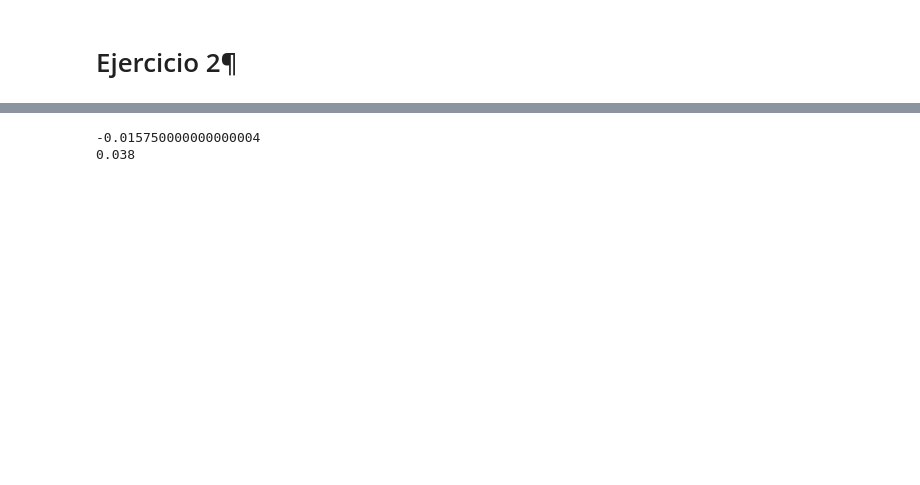
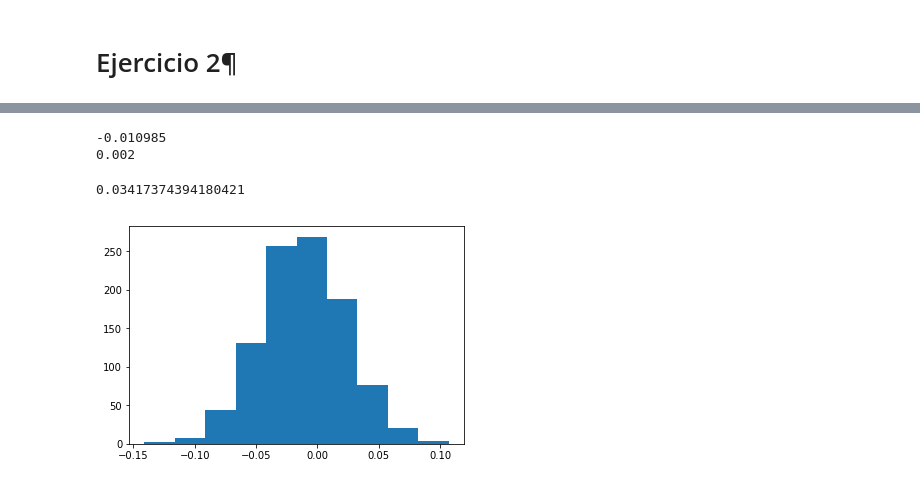
Before and after one commit to ignaciosticco/sistemas-complejos, a Jupyter notebook: tp1/ej2/ej2.ipynb, the cells around one changed output, grey strips where cells are left out. Saved outputs shown, nothing was run; the diff lists cells and outputs as text; code cells hidden in the pictures; blank space fills up the shorter version.

Commit message:
histograma para 1000 iteraciones

```diff
--- a/tp1/ej2/ej2.ipynb
+++ b/tp1/ej2/ej2.ipynb
@@ -82,13 +83,13 @@ modularity(G)
 # %%
+modularity_data=modularity(G)
 nodes = nx.get_node_attributes(G, "genero").values()
-modularity_data=modularity(G)
 array_Q = []
-iter_max = 20
+iter_max = 1000
 iteracion=0
 while iteracion<iter_max:
     random.shuffle(nodes)
     i=0
-    for n in G:
+    for n in G: # cambia el genero de los delfines
         G.node[n]['genero']= nodes[i]
         i+=1
     array_Q +=[modularity(G)]
@@ -96,5 +97,11 @@ while iteracion<iter_max:
 print(np.mean(array_Q))
 print(modularity_data)
 # %% [output]
--0.015750000000000004
-0.038
+-0.010985
+0.002
+# %%
+plt.hist(array_Q)
+print(np.std(array_Q))
+# %% [output]
+0.03417374394180421
+[figure, added]
```
Also changed, not shown: parts of 4 cells of this notebook.
